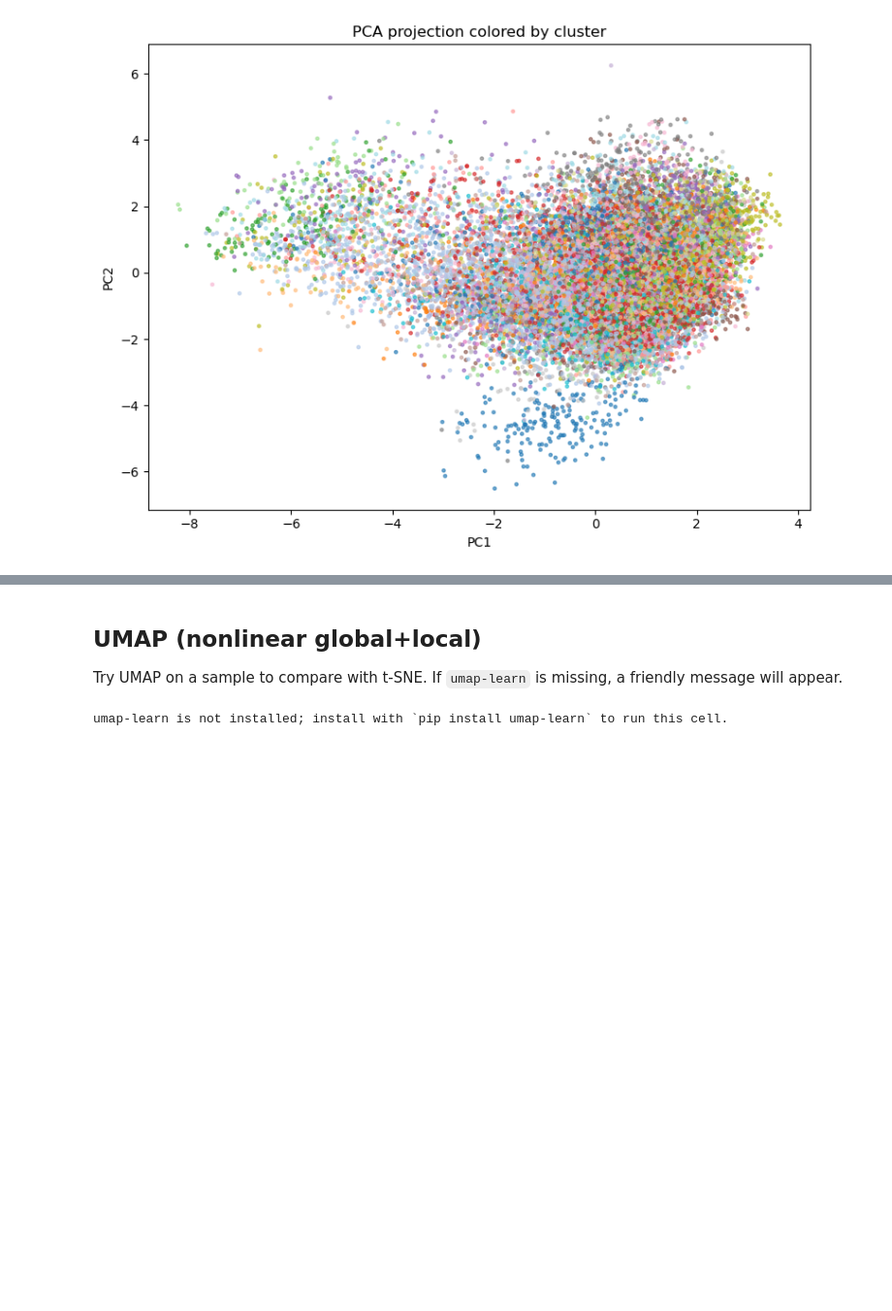
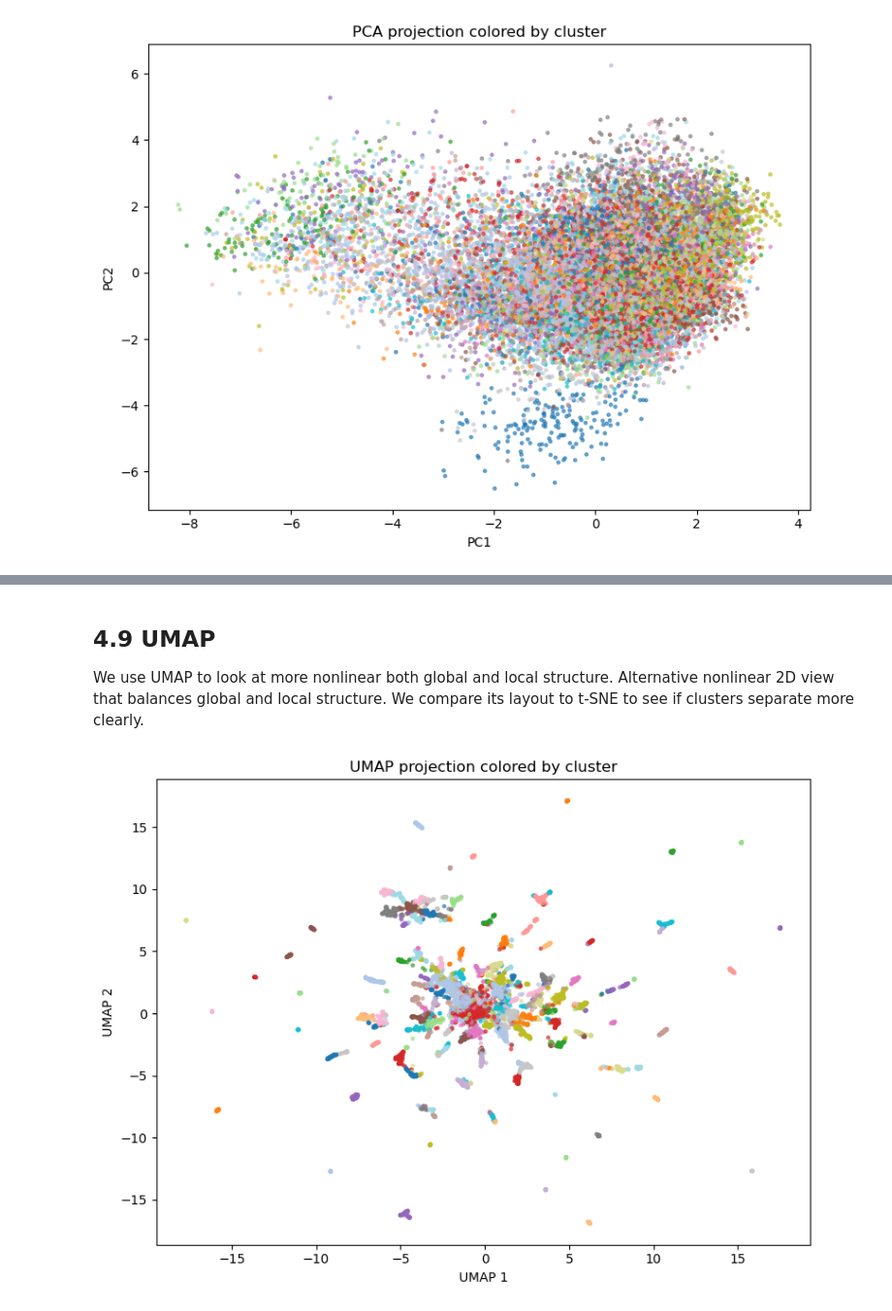
Before and after one commit to adamajane/computational-tools-for-data-science-02807-project, a Jupyter notebook: main/4-cluster-evaluation.ipynb, the cells around one changed output, grey strips where cells are left out. Shown at 97% size. Cells and saved outputs as stored; diff of their text form; code cells hidden in the pictures; blank space fills up the shorter version.

```diff
--- a/main/4-cluster-evaluation.ipynb
+++ b/main/4-cluster-evaluation.ipynb
@@ -502,42 +563,37 @@ t-SNE sample size: 5000, perplexity: 30
 # %% [markdown]
-## UMAP (nonlinear global+local)
-Try UMAP on a sample to compare with t-SNE. If `umap-learn` is missing, a friendly message will appear.
+## 4.9 UMAP
+
+We use UMAP to look at more nonlinear both global and local structure. Alternative nonlinear 2D view that balances global and local structure. We compare its layout to t-SNE to see if clusters separate more clearly.
 # %%
-try:
-    import umap
-except ImportError:
-    print("umap-learn is not installed; install with `pip install umap-learn` to run this cell.")
+import umap
+import matplotlib.pyplot as plt
+
+max_umap = 10000
+if X_main.shape[0] > max_umap:
+    rng = np.random.RandomState(RANDOM_STATE)
+    umap_indices = rng.choice(X_main.shape[0], size=max_umap, replace=False)
 else:
-    max_umap = 10000
-    n_samples = X_main.shape[0]
+    umap_indices = np.arange(X_main.shape[0])
 
-    if n_samples > max_umap:
-        rng = np.random.RandomState(RANDOM_STATE)
-        umap_indices = rng.choice(n_samples, size=max_umap, replace=False)
-    else:
-        umap_indices = np.arange(n_samples)
+X_umap_in = X_main[umap_indices]
+clusters_umap = full_df.loc[umap_indices, "cluster_kmeans_main"].to_numpy()
 
-    X_umap_in = X_main[umap_indices]
-    clusters_umap = full_df.loc[umap_indices, "cluster_kmeans_main"].to_numpy()
+reducer = umap.UMAP(
+    n_components=2,
+    n_neighbors=25,
+    min_dist=0.15,
+    metric="euclidean",
+    random_state=RANDOM_STATE,
+)
+X_umap = reducer.fit_transform(X_umap_in)
 
-    reducer = umap.UMAP(
-        n_components=2,
-        n_neighbors=25,
-        min_dist=0.15,
-        metric="euclidean",
-        random_state=RANDOM_STATE,
-    )
-    X_umap = reducer.fit_transform(X_umap_in)
-
-    import matplotlib.pyplot as plt
-
-    plt.figure(figsize=(8, 6))
-    plt.scatter(X_umap[:, 0], X_umap[:, 1], c=clusters_umap, s=6, alpha=0.6, cmap="tab20")
-    plt.xlabel("UMAP 1")
-    plt.ylabel("UMAP 2")
-    plt.title("UMAP projection colored by cluster")
-    plt.tight_layout()
-    plt.show()
+plt.figure(figsize=(8, 6))
+plt.scatter(X_umap[:, 0], X_umap[:, 1], c=clusters_umap, s=6, alpha=0.6, cmap="tab20")
+plt.xlabel("UMAP 1")
+plt.ylabel("UMAP 2")
+plt.title("UMAP projection colored by cluster")
+plt.tight_layout()
+plt.show()
 # %% [output]
-umap-learn is not installed; install with `pip install umap-learn` to run this cell.
+[figure, added]
 # %% [markdown]
```
Also changed, not shown: parts of 28 cells of this notebook.
